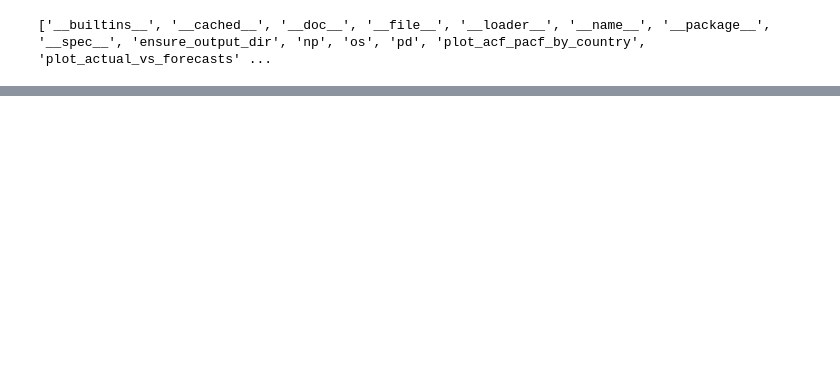
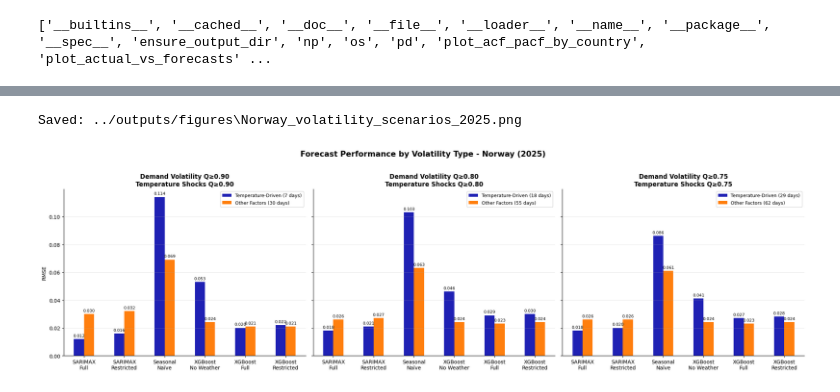
Before and after one commit to BigSam101/climate-energy-forecasting, a Jupyter notebook: notebooks/06_figure_tables.ipynb, the cells around one changed output, grey strips where cells are left out. Cells and saved outputs as stored; diff of their text form; code cells hidden in the pictures; blank space fills up the shorter version.

```diff
--- a/notebooks/06_figure_tables.ipynb
+++ b/notebooks/06_figure_tables.ipynb
@@ -3,8 +3,9 @@
 # FIGURES AND TABLES
 # =========================================================
 
-# Restart kernel, then re-run:
+import os
 import sys
+import pandas as pd
 sys.path.append("../src")
 
 from figure_utils import (
@@ -17,7 +18,9 @@ from figure_utils import (
     plot_sarimax_variable_effect_distributions
 )
 
-import pandas as pd
+from evaluation_utils import run_volatility_analysis
+
+df = pd.read_csv("../data/processed_data.csv", index_col=0, parse_dates=True)
 
 country = "Norway"
 forecast_year = 2025
@@ -56,8 +64,10 @@ plot_monthly_rmse(
 # %%
-plot_volatility_scenarios(
-    plot_ready_tables=plot_ready_tables,
+summary_counts_all_df, performance_by_type_all_df, winners_all_df, plot_ready_tables = run_volatility_analysis(
+    comparison_plot_df=comparison_plot_df,
+    df=df,
     country=country,
     forecast_year=forecast_year,
-    output_dir="outputs/figures",
-    save=True
+    volatility_percentile_list=[90, 80, 75],
+    temp_percentile_list=[90, 80, 75],
+    pair_scenarios=True
 )
@@ -72,0 +74,11 @@ plot_shap_country_comparison(
+# %%
+plot_volatility_scenarios(
+    plot_ready_tables=plot_ready_tables,
+    country=country,
+    forecast_year=forecast_year,
+    output_dir="../outputs/figures",
+    save=True
+)
+# %% [output]
+Saved: ../outputs/figures\Norway_volatility_scenarios_2025.png
+[figure, added]
```
Also changed, not shown: parts of 7 cells of this notebook, 5 other files.
